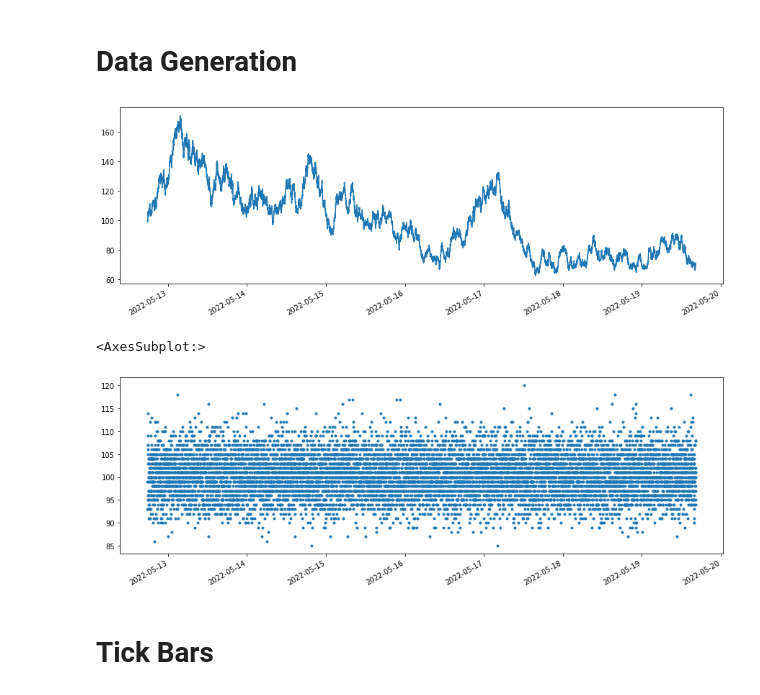
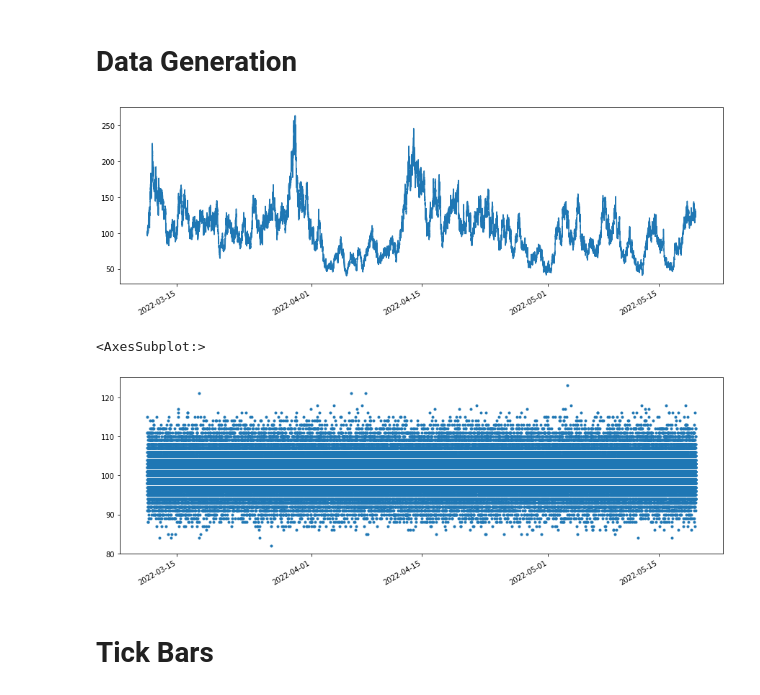
Before and after one commit to maxgao18/AFML, a Jupyter notebook: 2.1.ipynb, the cells around one changed output. Saved outputs shown, nothing was run; the diff lists cells and outputs as text; code cells hidden in the pictures.

```diff
--- a/2.1.ipynb
+++ b/2.1.ipynb
@@ -13,16 +11,18 @@ plt.rcParams["figure.figsize"] = (15, 5)
 # %% [markdown]
 # Data Generation
 # %%
-data = u.create_price_data(theta=0.0005, start_price=100, n_samples=10000)
+plt.rcParams["figure.figsize"] = (15, 5)
+
+data = u.create_price_data(theta=0.0005, start_price=100, n_samples=100000)
 data = u.add_volume_data(data, var=20)
 
 data["close"].plot.line()
 plt.show()
-data["volume"].plot(style='.')
+data["volume"].plot(style=".")
 # %% [output]
-[figure, old version]
+[figure, new version]
 <AxesSubplot:>
-[figure, old version]
+[figure, new version]
 # %%
 def create_bar_indices(data: pd.DataFrame, thres: float, name: str):
     indices = np.full(len(data.index), False, dtype=bool)
```
Also changed, not shown: parts of 14 cells of this notebook.
